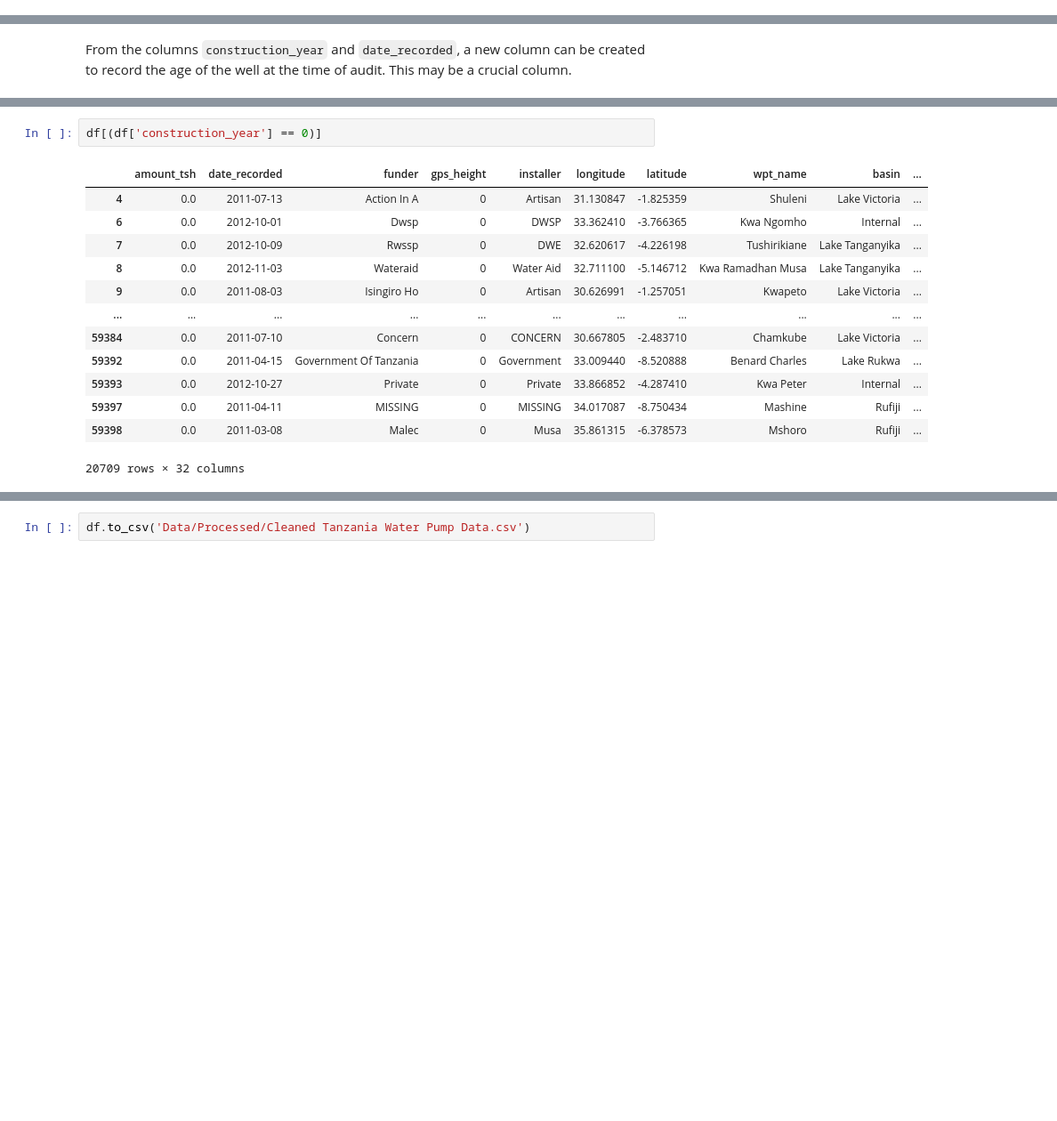
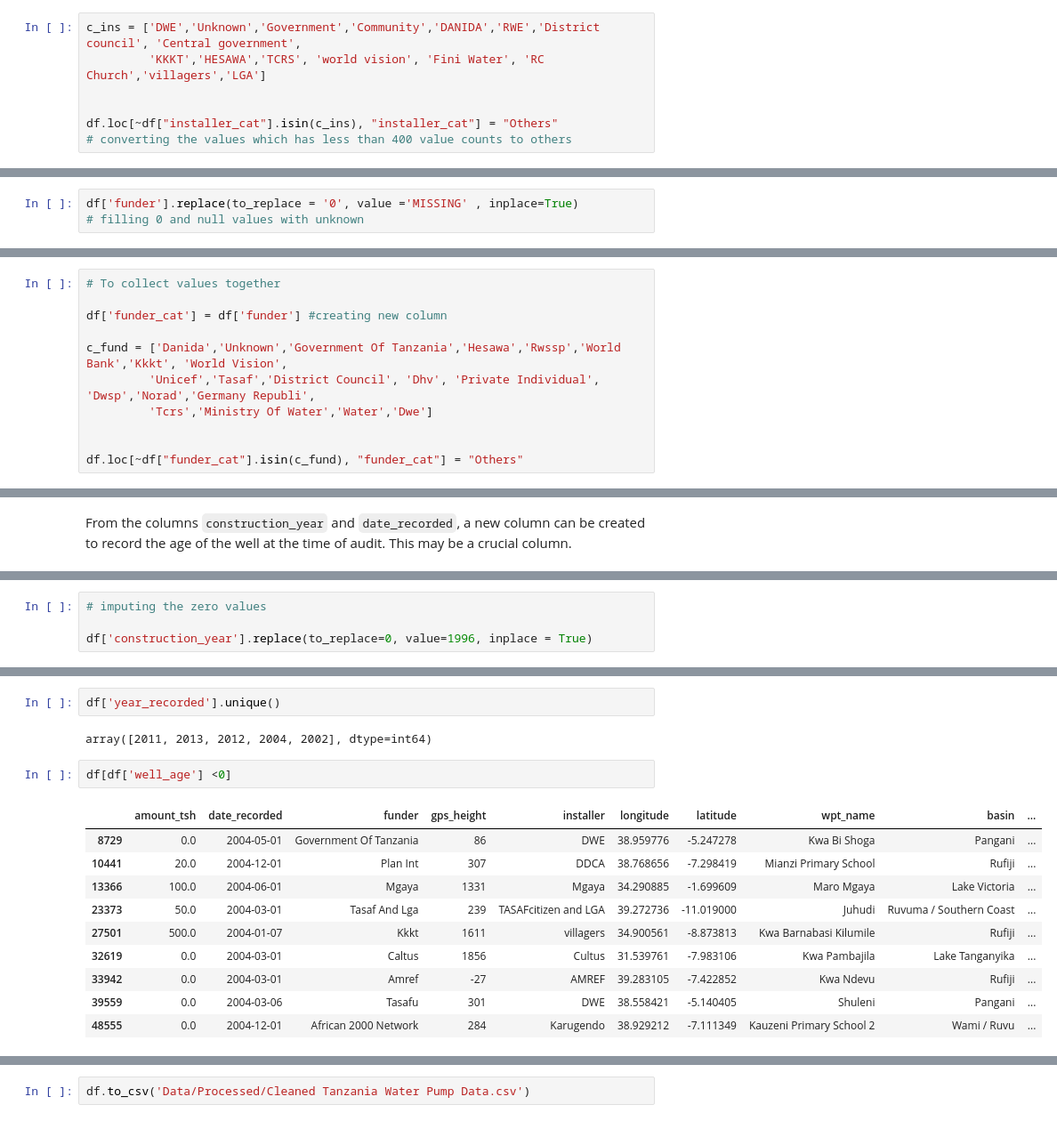
Before and after one commit to Mercy-Njambi/Tanzania-Water-Pump-Status, a Jupyter notebook: Tanzania Water Pump Status Modelling.ipynb, the cells around one changed output, grey strips where cells are left out. Shown at 89% size. Cells and saved outputs as stored; diff of their text form; blank space fills up the shorter version.

```diff
--- a/Tanzania Water Pump Status Modelling.ipynb
+++ b/Tanzania Water Pump Status Modelling.ipynb
@@ -585,0 +715,7 @@ Name: latitude, Length: 59400, dtype: float64
+# %%
+c_ins = ['DWE','Unknown','Government','Community','DANIDA','RWE','District council', 'Central government',
+         'KKKT','HESAWA','TCRS', 'world vision', 'Fini Water', 'RC Church','villagers','LGA']
+
+
+df.loc[~df["installer_cat"].isin(c_ins), "installer_cat"] = "Others"
+# converting the values which has less than 400 value counts to others
@@ -585,0 +738,3 @@ Name: latitude, Length: 59400, dtype: float64
+# %%
+df['funder'].replace(to_replace = '0', value ='MISSING' , inplace=True)
+# filling 0 and null values with unknown
@@ -585,0 +765,11 @@ Name: latitude, Length: 59400, dtype: float64
+# %%
+# To collect values together
+
+df['funder_cat'] = df['funder'] #creating new column
+
+c_fund = ['Danida','Unknown','Government Of Tanzania','Hesawa','Rwssp','World Bank','Kkkt', 'World Vision',
+         'Unicef','Tasaf','District Council', 'Dhv', 'Private Individual', 'Dwsp','Norad','Germany Republi',
+         'Tcrs','Ministry Of Water','Water','Dwe']
+
+
+df.loc[~df["funder_cat"].isin(c_fund), "funder_cat"] = "Others"
@@ -590 +826,5 @@ From the columns `construction_year` and `date_recorded`, a new column can be cr
+# %%
+# imputing the zero values
+
+df['construction_year'].replace(to_replace=0, value=1996, inplace = True)
 # %%
@@ -601,16 +850,17 @@ df.head()
+# %%
+df['year_recorded'].unique()
+# %% [output]
+array([2011, 2013, 2012, 2004, 2002], dtype=int64)
 # %%
-df[(df['construction_year'] == 0)]
+df[df['well_age'] <0]
 # %% [output]
 |  | amount_tsh | date_recorded | funder | gps_height | installer | longitude | latitude | wpt_name | basin | ... |
-| 4 | 0.0 | 2011-07-13 | Action In A | 0 | Artisan | 31.130847 | -1.825359 | Shuleni | Lake Victoria | ... |
-| 6 | 0.0 | 2012-10-01 | Dwsp | 0 | DWSP | 33.362410 | -3.766365 | Kwa Ngomho | Internal | ... |
-| 7 | 0.0 | 2012-10-09 | Rwssp | 0 | DWE | 32.620617 | -4.226198 | Tushirikiane | Lake Tanganyika | ... |
-| 8 | 0.0 | 2012-11-03 | Wateraid | 0 | Water Aid | 32.711100 | -5.146712 | Kwa Ramadhan Musa | Lake Tanganyika | ... |
-| 9 | 0.0 | 2011-08-03 | Isingiro Ho | 0 | Artisan | 30.626991 | -1.257051 | Kwapeto | Lake Victoria | ... |
-| ... | ... | ... | ... | ... | ... | ... | ... | ... | ... | ... |
-| 59384 | 0.0 | 2011-07-10 | Concern | 0 | CONCERN | 30.667805 | -2.483710 | Chamkube | Lake Victoria | ... |
-| 59392 | 0.0 | 2011-04-15 | Government Of Tanzania | 0 | Government | 33.009440 | -8.520888 | Benard Charles | Lake Rukwa | ... |
-| 59393 | 0.0 | 2012-10-27 | Private | 0 | Private | 33.866852 | -4.287410 | Kwa Peter | Internal | ... |
-| 59397 | 0.0 | 2011-04-11 | MISSING | 0 | MISSING | 34.017087 | -8.750434 | Mashine | Rufiji | ... |
-| 59398 | 0.0 | 2011-03-08 | Malec | 0 | Musa | 35.861315 | -6.378573 | Mshoro | Rufiji | ... |
+| 8729 | 0.0 | 2004-05-01 | Government Of Tanzania | 86 | DWE | 38.959776 | -5.247278 | Kwa Bi Shoga | Pangani | ... |
+| 10441 | 20.0 | 2004-12-01 | Plan Int | 307 | DDCA | 38.768656 | -7.298419 | Mianzi Primary School | Rufiji | ... |
+| 13366 | 100.0 | 2004-06-01 | Mgaya | 1331 | Mgaya | 34.290885 | -1.699609 | Maro Mgaya | Lake Victoria | ... |
+| 23373 | 50.0 | 2004-03-01 | Tasaf And Lga | 239 | TASAFcitizen and LGA | 39.272736 | -11.019000 | Juhudi | Ruvuma / Southern Coast | ... |
+| 27501 | 500.0 | 2004-01-07 | Kkkt | 1611 | villagers | 34.900561 | -8.873813 | Kwa Barnabasi Kilumile | Rufiji | ... |
+| 32619 | 0.0 | 2004-03-01 | Caltus | 1856 | Cultus | 31.539761 | -7.983106 | Kwa Pambajila | Lake Tanganyika | ... |
+| 33942 | 0.0 | 2004-03-01 | Amref | -27 | AMREF | 39.283105 | -7.422852 | Kwa Ndevu | Rufiji | ... |
+| 39559 | 0.0 | 2004-03-06 | Tasafu | 301 | DWE | 38.558421 | -5.140405 | Shuleni | Pangani | ... |
+| 48555 | 0.0 | 2004-12-01 | African 2000 Network | 284 | Karugendo | 38.929212 | -7.111349 | Kauzeni Primary School 2 | Wami / Ruvu | ... |
-20709 rows × 32 columns
```
Also changed, not shown: parts of 63 cells of this notebook.
